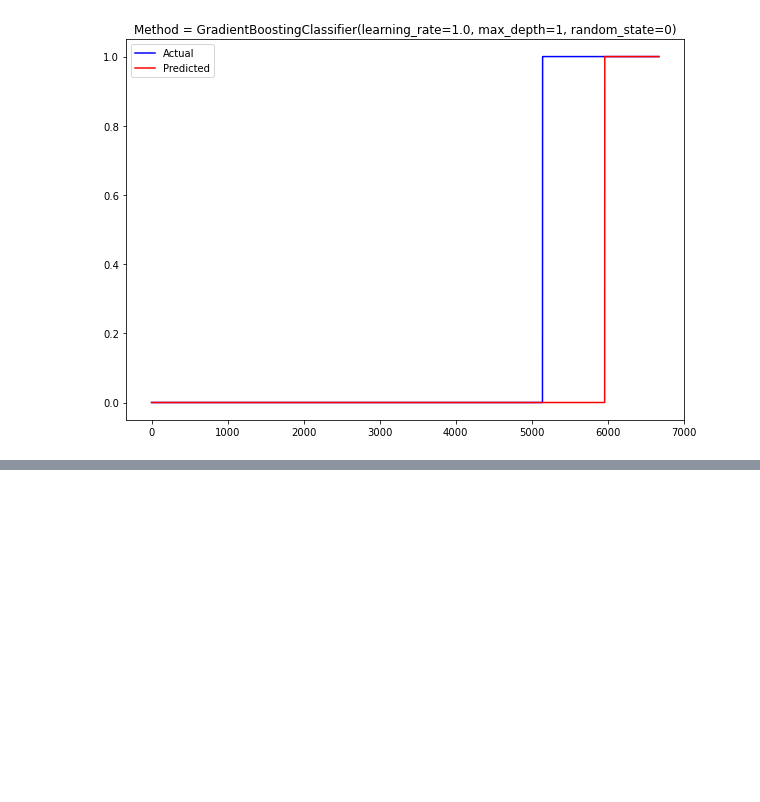
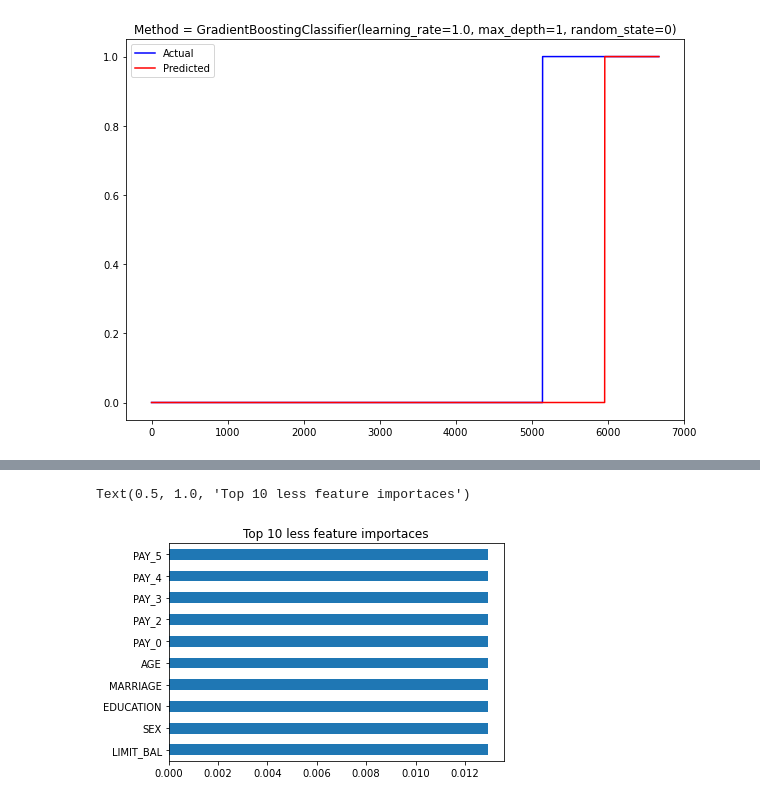
Before and after one commit to alexwems1/Credit-card-status-payment, a Jupyter notebook: Credit Card Payment Prediction.ipynb, the cells around one changed output, grey strips where cells are left out. Saved outputs shown, nothing was run; the diff lists cells and outputs as text; code cells hidden in the pictures; blank space fills up the shorter version.

```diff
--- a/Credit Card Payment Prediction.ipynb
+++ b/Credit Card Payment Prediction.ipynb
@@ -331,0 +326,8 @@ plt.show()
+# %%
+        (pd.Series(XG.feature_importances_[-10], index=xTrain.columns)
+       .nlargest(10)
+       .plot(kind='barh'))
+        plt.title('Top 10 less feature importaces')
+# %% [output]
+Text(0.5, 1.0, 'Top 10 less feature importaces')
+[figure, added]
```
Also changed, not shown: parts of 2 cells of this notebook.
